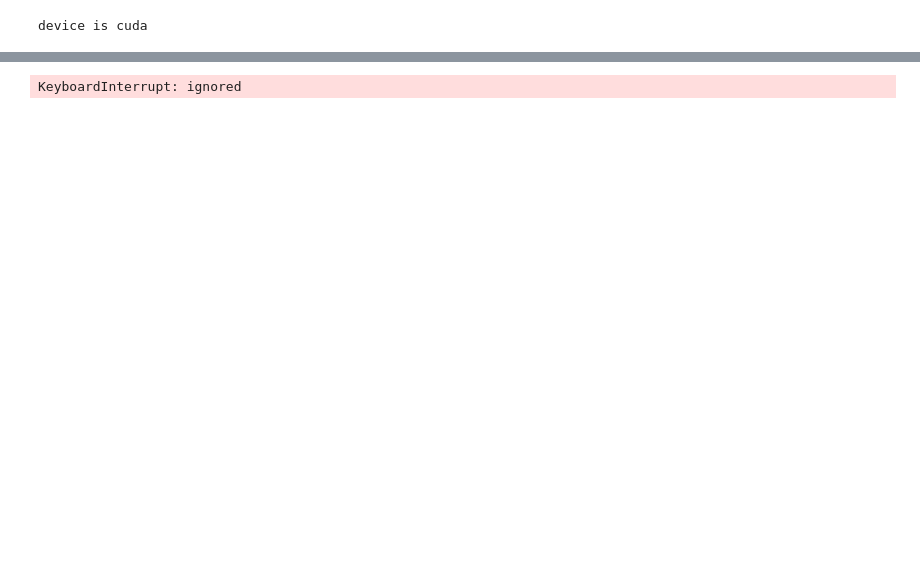
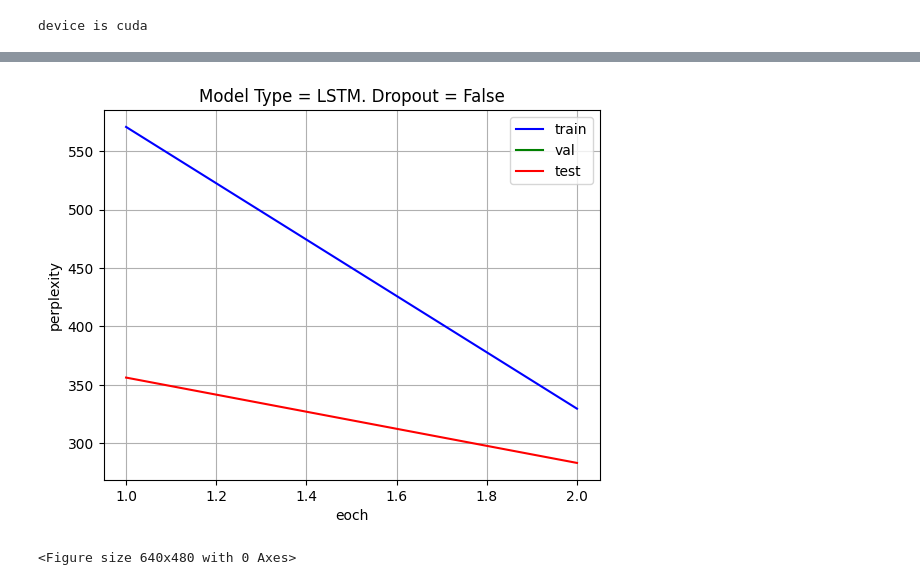
Before and after one commit to AK18k/ex2_1, a Jupyter notebook: ex2_latenight.ipynb, the cells around one changed output, grey strips where cells are left out. Cells and saved outputs as stored; diff of their text form; code cells hidden in the pictures; blank space fills up the shorter version.

Commit message:
small fixes before test eval

```diff
--- a/ex2_latenight.ipynb
+++ b/ex2_latenight.ipynb
@@ -174,10 +173,11 @@ def test_model(model_):
   print(f"Test result, Average Loss: {average_loss}, Test Perplexity: {test_perplexity}")
 # %%
 # hyper params
-total_epochs = 100
-embedding_dim = 700
+model_type = "LSTM" #change to GRU
+total_epochs = 150
+embedding_dim = 1500
 hidden_dim = 200
-drop_out = 0.3
+drop_out = 0
 # hyper params
 
 # First, let's define a custom Dataset to read the vectors of words
@@ -208,17 +208,28 @@ dataset = PTBDataset(data)
 # dataloader = DataLoader(dataset, batch_size=20, collate_fn=collate, shuffle=True)
 dataloader = DataLoader(dataset, batch_size=20, collate_fn=collate, shuffle=False)
 
+# Prepare test data
+test_data = corpus.test
+test_dataset = PTBDataset(test_data)
+test_dataloader = DataLoader(test_dataset, batch_size=20, collate_fn=collate, shuffle=False)
+
 # Now let's define the LSTM language model
 class LanguageModel(nn.Module):
-    def __init__(self, vocab_size, embedding_dim, hidden_dim, nlayers = 2, dropout_ = 0):
+    def __init__(self, model_type_, vocab_size, embedding_dim, hidden_dim, nlayers = 2, dropout_ = 0):
         super(LanguageModel, self).__init__()
+        self.model_type = model_type_
         self.embeddings = nn.Embedding(vocab_size, embedding_dim)
+        self.dropout = dropout_
         self.lstm = nn.LSTM(embedding_dim, hidden_dim, batch_first=True, num_layers = nlayers, dropout = dropout_)
+        self.lstm = nn.GRU(embedding_dim, hidden_dim, batch_first=True, num_layers = nlayers, dropout = dropout_)
         self.linear = nn.Linear(hidden_dim, vocab_size)
 
     def forward(self, x):
         x = self.embeddings(x)
-        x, _ = self.lstm(x)
+        if model_type == 'LSTM':
+          x, _ = self.lstm(x)
+        elif model_type == 'GRU':
+          x, _ = self.gru(x)
         x = self.linear(x)
 
         return x
@@ -226,7 +237,7 @@ class LanguageModel(nn.Module):
 # Create the model
 vocab_size = len(corpus.dictionary)
 
-model = LanguageModel(vocab_size, embedding_dim, hidden_dim, dropout_ = drop_out)
+model = LanguageModel(model_type, vocab_size, embedding_dim, hidden_dim, dropout_ = drop_out)
 
 model = model.to(device)
 
@@ -237,7 +248,7 @@ loss_function = nn.CrossEntropyLoss()
 optimizer = optim.Adam(model.parameters(), lr=0.01)
 
 # Training loop
-results_m = Result_Matrix('LSTM')
+results_m = Result_Matrix(f'{model.model_type}. Dropout = {model.dropout != 0}')
 
 for epoch in range(total_epochs):  # replace 10 with the number of epochs you want to train
     model.train()
@@ -295,3 +294,4 @@ Test result, Average Loss: 6.573619013247282, Test Perplexity: 715.9562152800446
+[figure, added]
-KeyboardInterrupt: ignored
+<Figure size 640x480 with 0 Axes>
 # %%
 plot_results(results_m, 'lstm_with_dropout.png')
```
Also changed, not shown: parts of 4 cells of this notebook.
